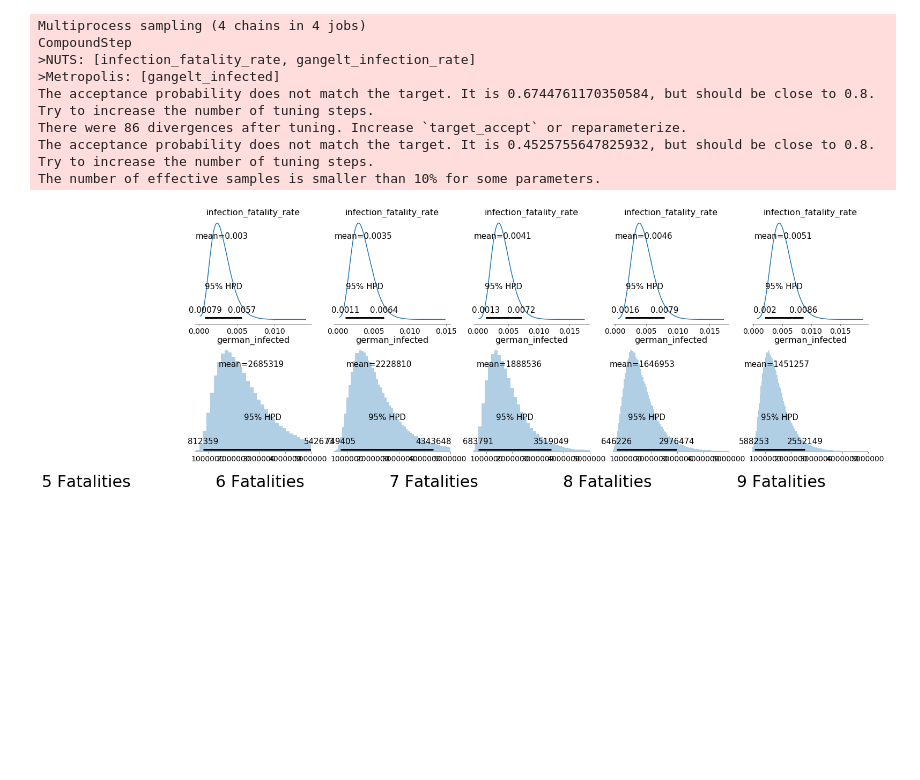
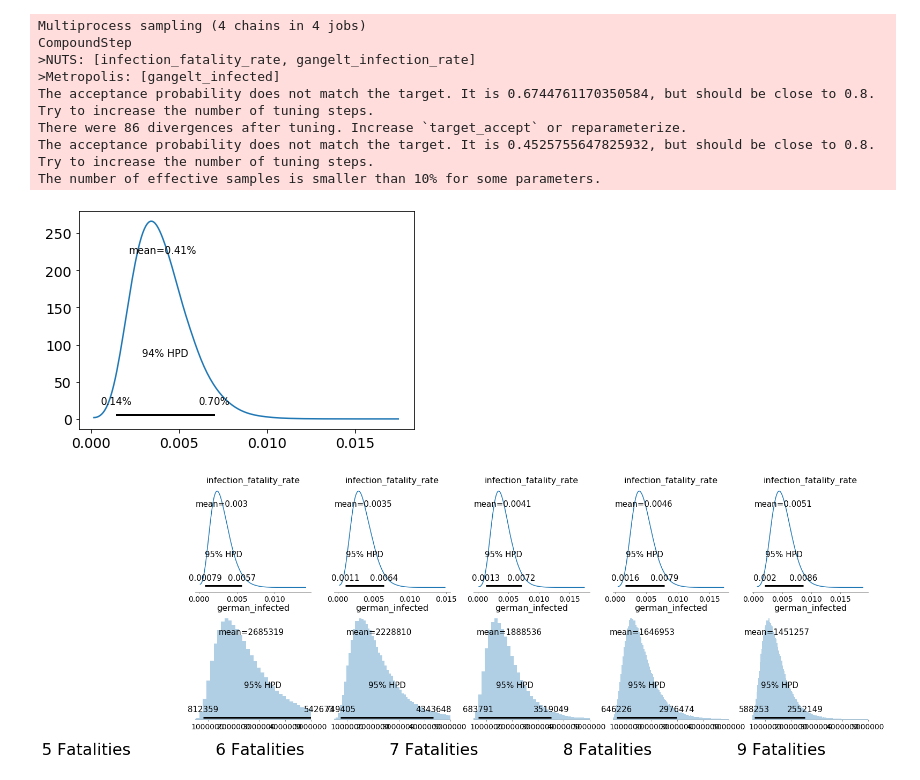
Before and after one commit to matthias-k/analysis-heinsberg-study, a Jupyter notebook: Heinsberg-Study-Model1-Germany-as-NegBinomial.ipynb, the cells around one changed output. Saved outputs shown, nothing was run; the diff lists cells and outputs as text; code cells hidden in the pictures; blank space fills up the shorter version.

Commit message:
WIP plots
Signed-off-by: Matthias Kümmerer <matthias@matthias-k.org>

```diff
--- a/Heinsberg-Study-Model1-Germany-as-NegBinomial.ipynb
+++ b/Heinsberg-Study-Model1-Germany-as-NegBinomial.ipynb
@@ -414,0 +485,5 @@ with open('model1_fatality_analysis.pydata', 'wb') as f:
+# %%
+arviz.plot_dist(fatality_models[7]['posterior']['infection_fatality_rate'])
+plot_hpd(fatality_models[7]['posterior']['infection_fatality_rate'])
+# %% [output]
+[figure, added]
```
Also changed, not shown: parts of 4 cells of this notebook.
